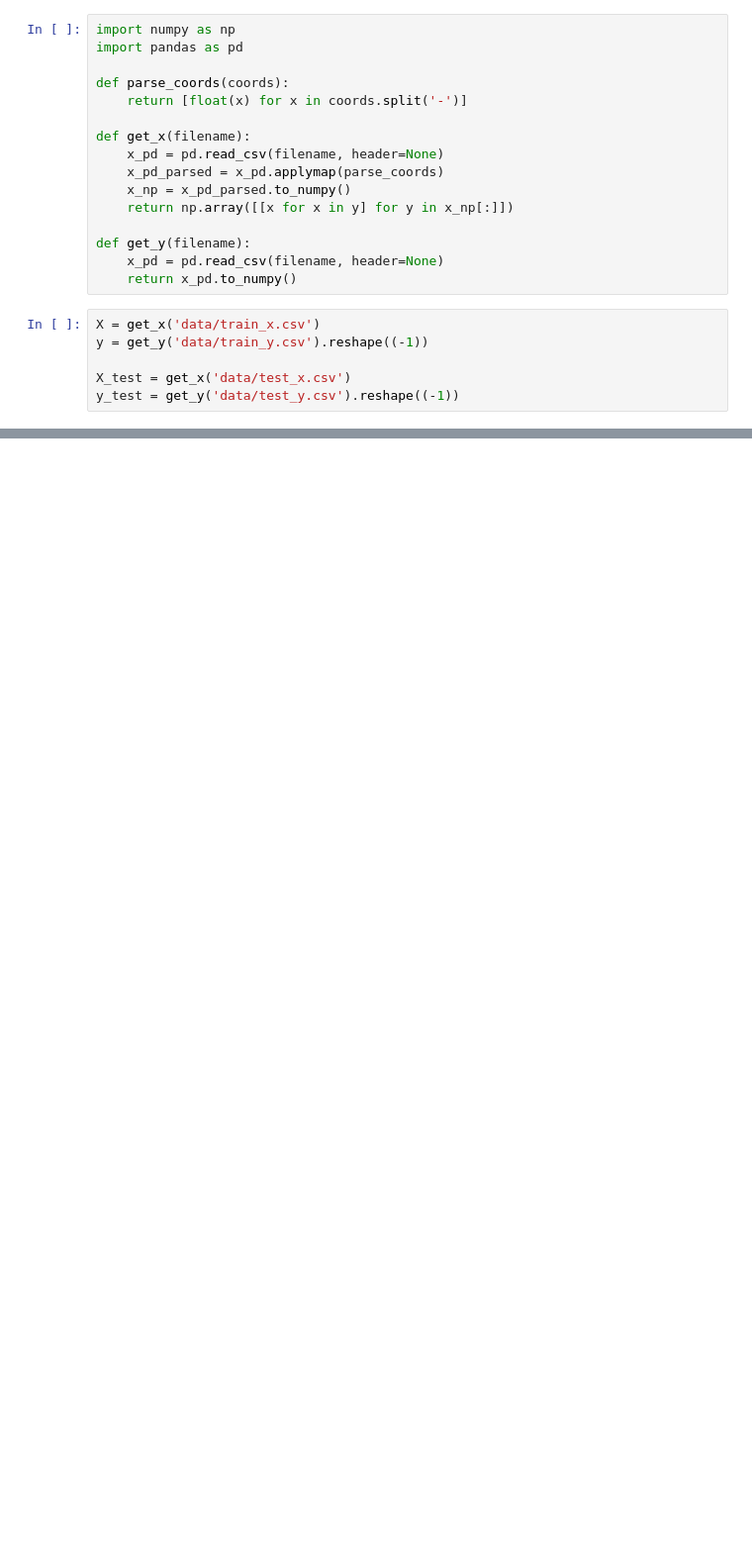
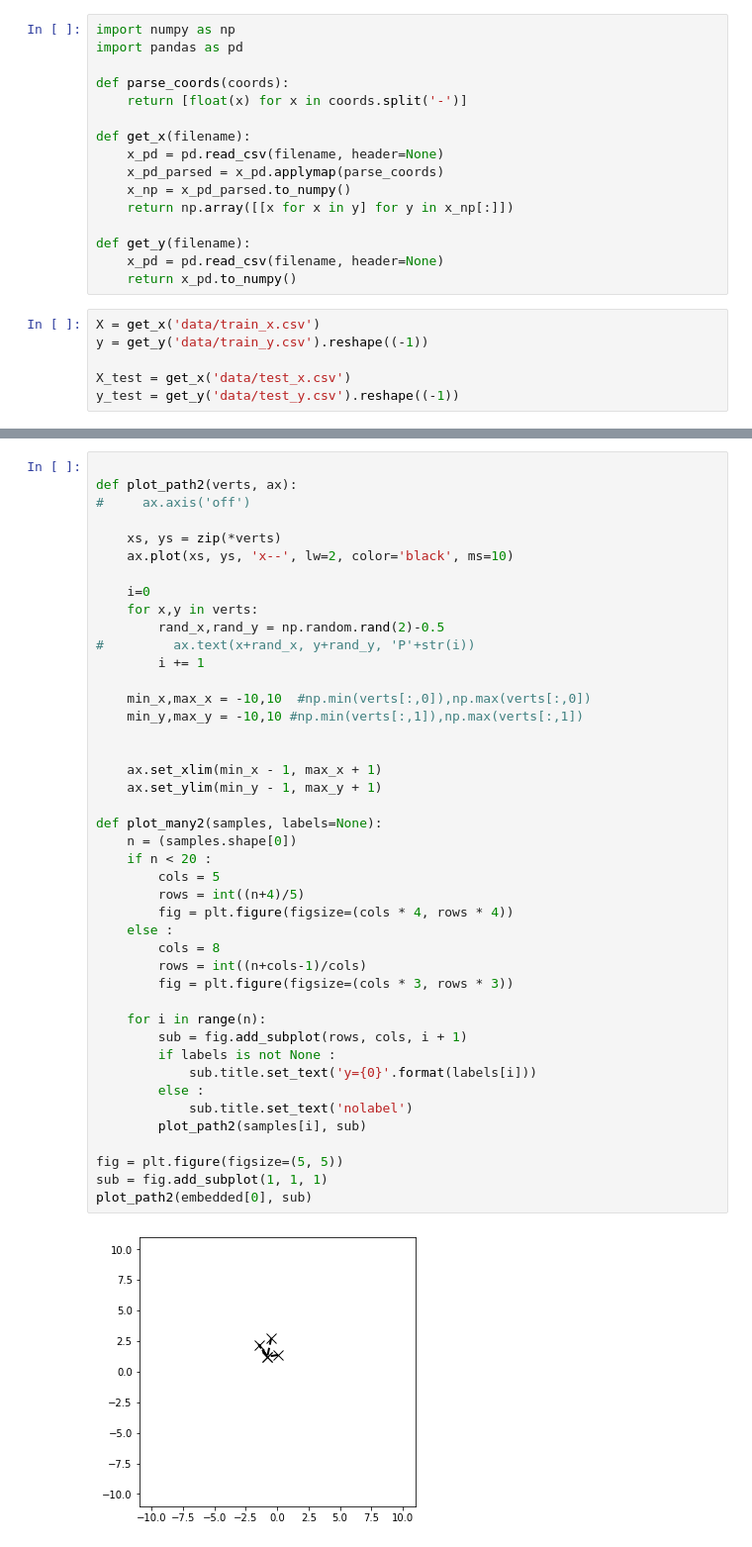
Before and after one commit to kboroszko/NN3, a Jupyter notebook: LSTM-Embedding.ipynb, the cells around one changed output, grey strips where cells are left out. Shown at 99% size. Cells and saved outputs as stored; diff of their text form; blank space fills up the shorter version.

```diff
--- a/LSTM-Embedding.ipynb
+++ b/LSTM-Embedding.ipynb
@@ -227,0 +276,45 @@ acc: 0.615
+# %%
+
+def plot_path2(verts, ax):
+#     ax.axis('off')
+
+    xs, ys = zip(*verts)
+    ax.plot(xs, ys, 'x--', lw=2, color='black', ms=10)
+
+    i=0
+    for x,y in verts:
+        rand_x,rand_y = np.random.rand(2)-0.5
+#         ax.text(x+rand_x, y+rand_y, 'P'+str(i))
+        i += 1
+
+    min_x,max_x = -10,10  #np.min(verts[:,0]),np.max(verts[:,0])
+    min_y,max_y = -10,10 #np.min(verts[:,1]),np.max(verts[:,1])
+
+
+    ax.set_xlim(min_x - 1, max_x + 1)
+    ax.set_ylim(min_y - 1, max_y + 1)
+
+def plot_many2(samples, labels=None):
+    n = (samples.shape[0])
+    if n < 20 :
+        cols = 5
+        rows = int((n+4)/5)
+        fig = plt.figure(figsize=(cols * 4, rows * 4))
+    else :
+        cols = 8
+        rows = int((n+cols-1)/cols)
+        fig = plt.figure(figsize=(cols * 3, rows * 3))
+
+    for i in range(n):
+        sub = fig.add_subplot(rows, cols, i + 1)
+        if labels is not None :
+            sub.title.set_text('y={0}'.format(labels[i]))
+        else :
+            sub.title.set_text('nolabel')
+        plot_path2(samples[i], sub)
+
+fig = plt.figure(figsize=(5, 5))
+sub = fig.add_subplot(1, 1, 1)
+plot_path2(embedded[0], sub)
+# %% [output]
+[figure, added]
```
Also changed, not shown: parts of 25 cells of this notebook, 2 other files.
